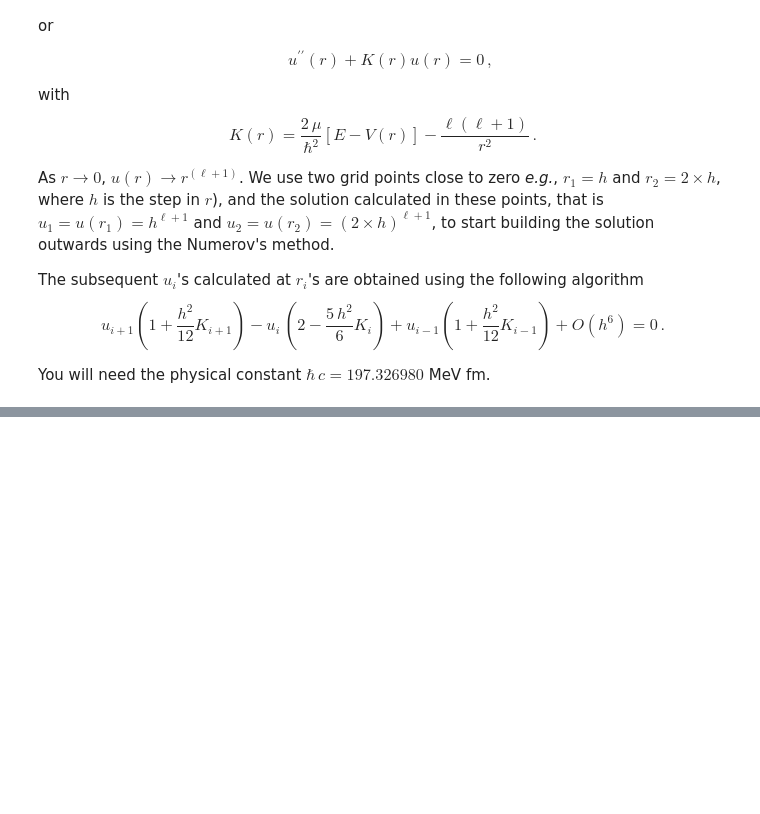
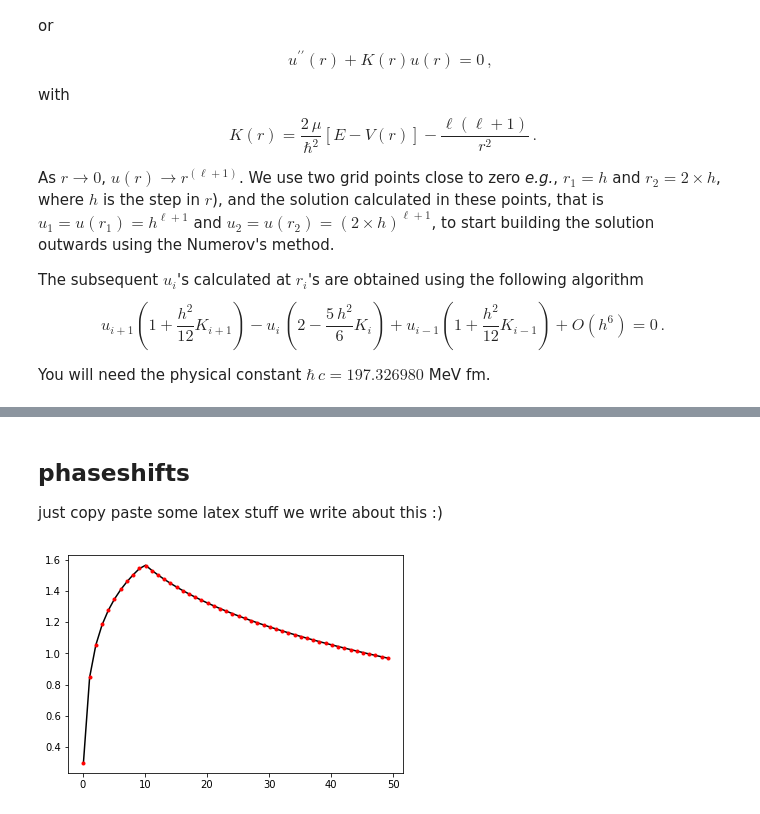
Before and after one commit to dronchin/Two-Nucleon-Scattering, a Jupyter notebook: src/Two-Nucleon scattering.ipynb, the cells around one changed output, grey strips where cells are left out. Saved outputs shown, nothing was run; the diff lists cells and outputs as text; code cells hidden in the pictures; blank space fills up the shorter version.

Commit message:
added analytical phaseshift, fixed arctan quadrants issue

```diff
--- a/src/Two-Nucleon scattering.ipynb
+++ b/src/Two-Nucleon scattering.ipynb
@@ -113,0 +119,55 @@ plt.plot(r, wavefunc/r)
+# %% [markdown]
+## phaseshifts ##
+
+just copy paste some latex stuff we write about this :)
+# %%
+def phaseshift(wavefunc,E,l,n,Rmax):
+    '''Get the phaseshift from a scattered wave'''
+    h = Rmax/n
+    r1 = Rmax - h
+    r2 = Rmax
+
+    #get wave momentum
+    k = np.sqrt(2*mu*E/hbarc**2)
+    alpha = (wavefunc[len(wavefunc)-2]/r1)/(wavefunc[len(wavefunc)-1]/r2)
+
+    tandelta_n = np.abs(sp.spherical_jn(l,k*r1) - alpha*sp.spherical_jn(l,k*r2))
+    tandelta_d = np.abs(sp.spherical_yn(l,k*r1) - alpha*sp.spherical_yn(l,k*r2))
+    phaseshift = np.arctan2(tandelta_n,tandelta_d)
+
+    return phaseshift
+# %%
+def phaseshift_analytical(E,V0):
+
+    K1 = np.sqrt(2*mu/hbarc**2*(E - V0))
+    K0 = np.sqrt(2*mu*E/hbarc**2)
+
+    #tandelta = (np.cos(K0*R)*np.sin(K1*R) - K1/K0*np.cos(K1*R)*np.sin(K0*R))/ \
+    #                (K1/K0*np.cos(K1*R)*np.cos(K0*R) + np.sin(K1*R)*np.sin(K0*R))
+    tandelta_n = np.abs(np.cos(K0*R)*np.sin(K1*R) - K1/K0*np.cos(K1*R)*np.sin(K0*R))
+    tandelta_d = np.abs(K1/K0*np.cos(K1*R)*np.cos(K0*R) + np.sin(K1*R)*np.sin(K0*R))
+
+    phaseshift = np.arctan2(tandelta_n,tandelta_d)
+    #phaseshift = np.arctan(tandelta)
+
+    return phaseshift
+
+
+V0 = -60
+phases = []
+phases_analytical = []
+energies = np.arange(0.1,50,1)
+for e in energies:
+    wavefunc = numerovWF(e, V0, R, l, n, Rmax)
+    ps = phaseshift(wavefunc, e, l, n, Rmax)
+    ps_analytical = phaseshift_analytical(e,V0)
+
+    phases.append(ps)
+    phases_analytical.append(ps_analytical)
+
+plt.plot(energies, phases, color='black')
+plt.plot(energies, phases_analytical, 'r.')
+#plt.ylim(0,0.4)
+plt.show()
+# %% [output]
+[figure, added]
```
Also changed, not shown: parts of 6 cells of this notebook, 1 other file.
